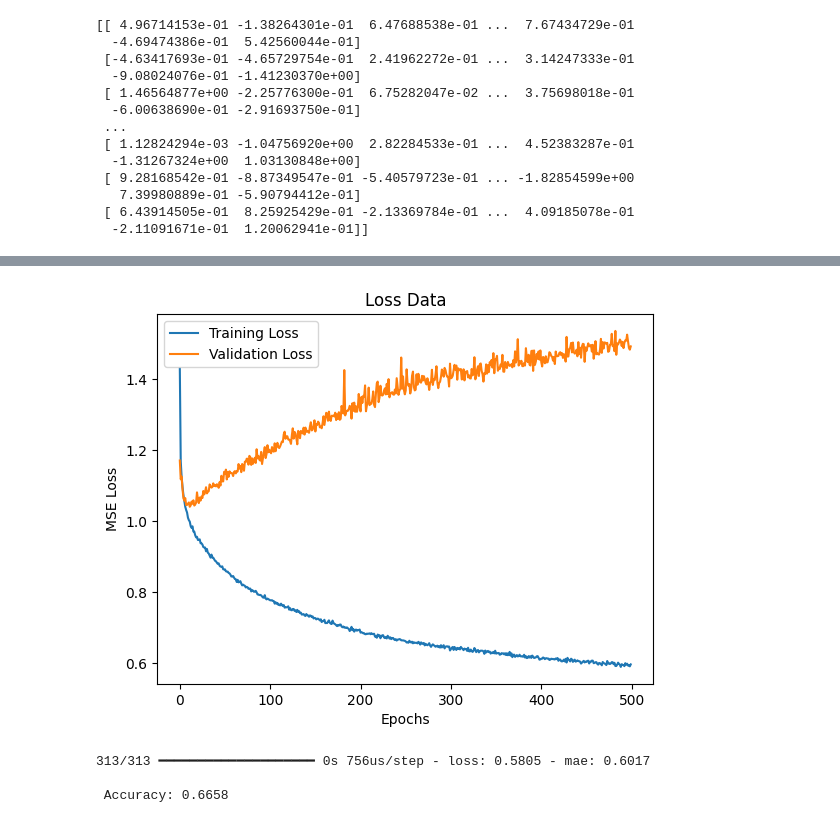
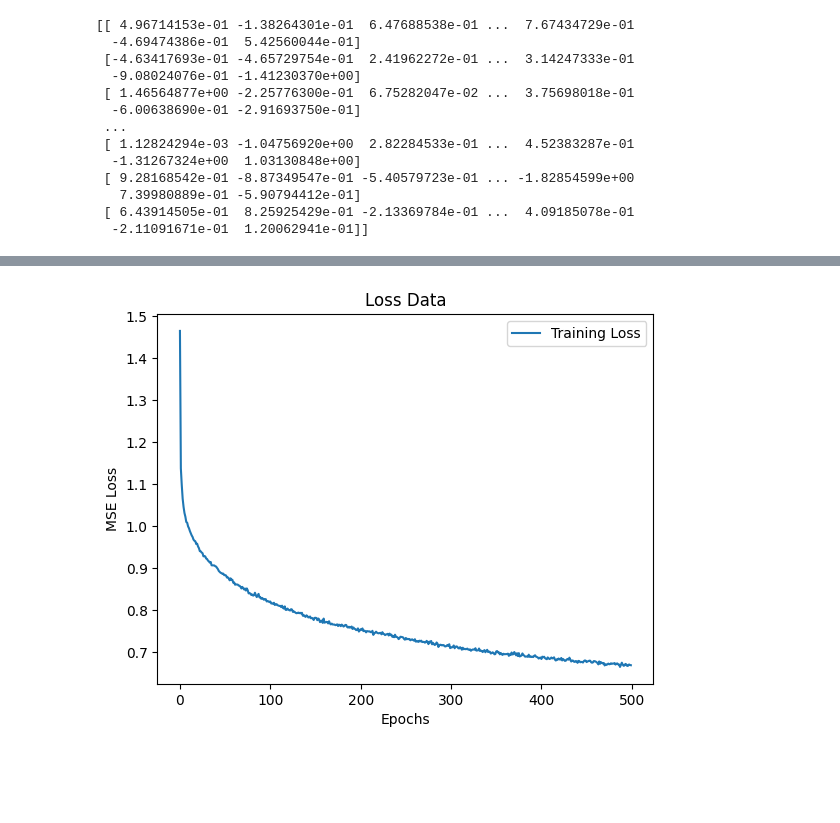
Before and after one commit to chiming-cho/Learning, a Jupyter notebook: Project/Proj_neural_network.ipynb, the cells around one changed output, grey strips where cells are left out. Saved outputs shown, nothing was run; the diff lists cells and outputs as text; code cells hidden in the pictures; blank space fills up the shorter version.

```diff
--- a/Project/Proj_neural_network.ipynb
+++ b/Project/Proj_neural_network.ipynb
@@ -42,12 +40,13 @@ plt.show()
 model = Sequential()
 layers.Dense(128, activation='relu', input_shape=(10,), kernel_regularizer=tf.keras.regularizers.l2(0.001))
 model.add(Dense(64, activation='relu'))
-layers.Dropout(0.2)
 model.add(Dense(32, activation='relu'))
 model.add(Dense(1, activation='linear'))
 
 model.compile(optimizer='adam', loss='mse', metrics=['mae'])
 
-his = model.fit(x, y, epochs=500, batch_size=32, validation_split=0.2)
+his = model.fit(x, y, epochs=500, batch_size=32)
+
+print("\n Accuracy: %.4f" % (model.evaluate(x, y)[1]))
 # %% [output]
 Epoch 1/500
@@ -70,16 +69,9 @@ Epoch 500/500
 # %%
 plt.plot(his.history['loss'], label='Training Loss')
-plt.plot(his.history['val_loss'], label='Validation Loss')
 plt.title("Loss Data")
 plt.xlabel("Epochs")
 plt.ylabel("MSE Loss")
 plt.legend()
 plt.show()
 # %% [output]
-[figure, old version]
+[figure, new version]
-# %%
-print("\n Accuracy: %.4f" % (model.evaluate(x, y)[1]))
-# %% [output]
-313/313 ━━━━━━━━━━━━━━━━━━━━ 0s 756us/step - loss: 0.5805 - mae: 0.6017
-
- Accuracy: 0.6658
```
Also changed, not shown: parts of 10 cells of this notebook.
